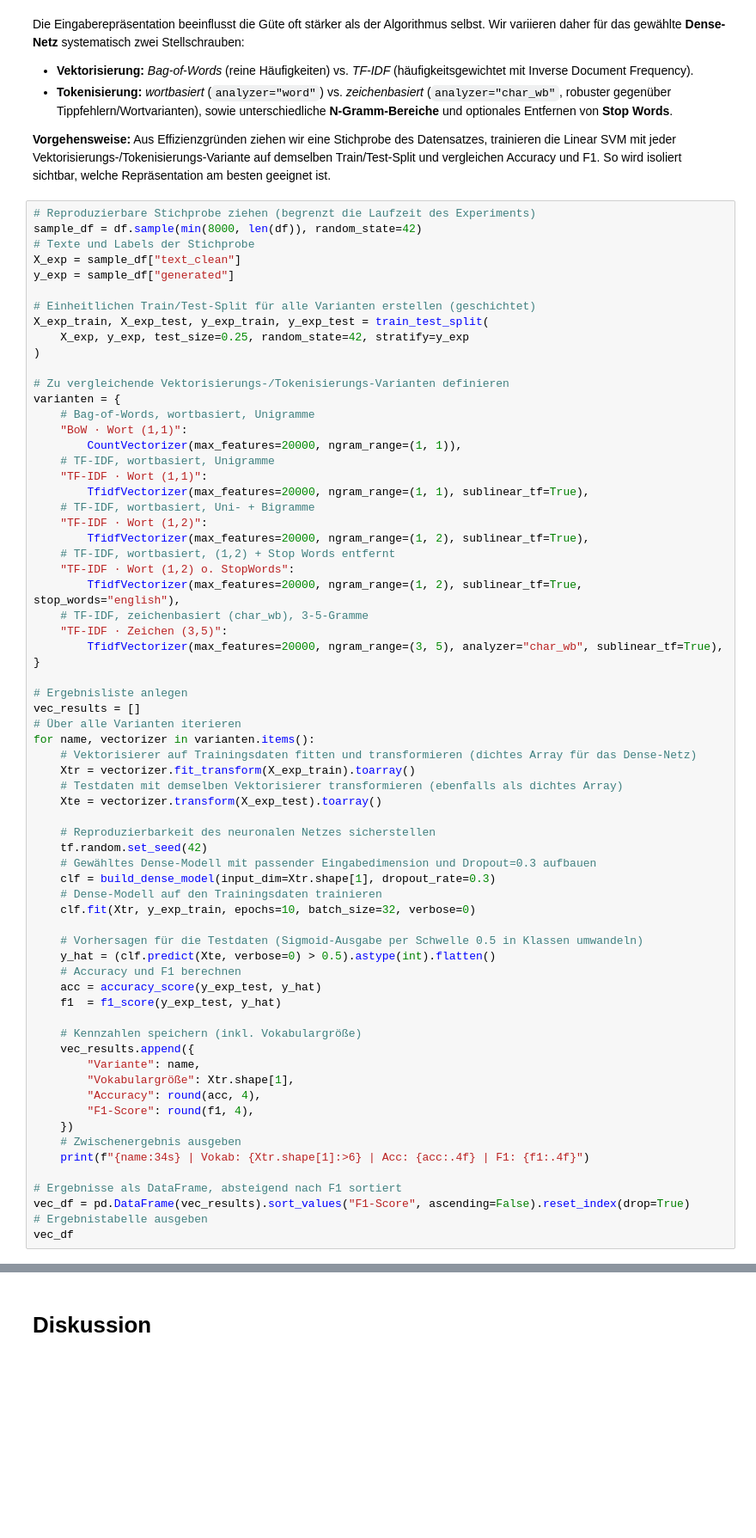
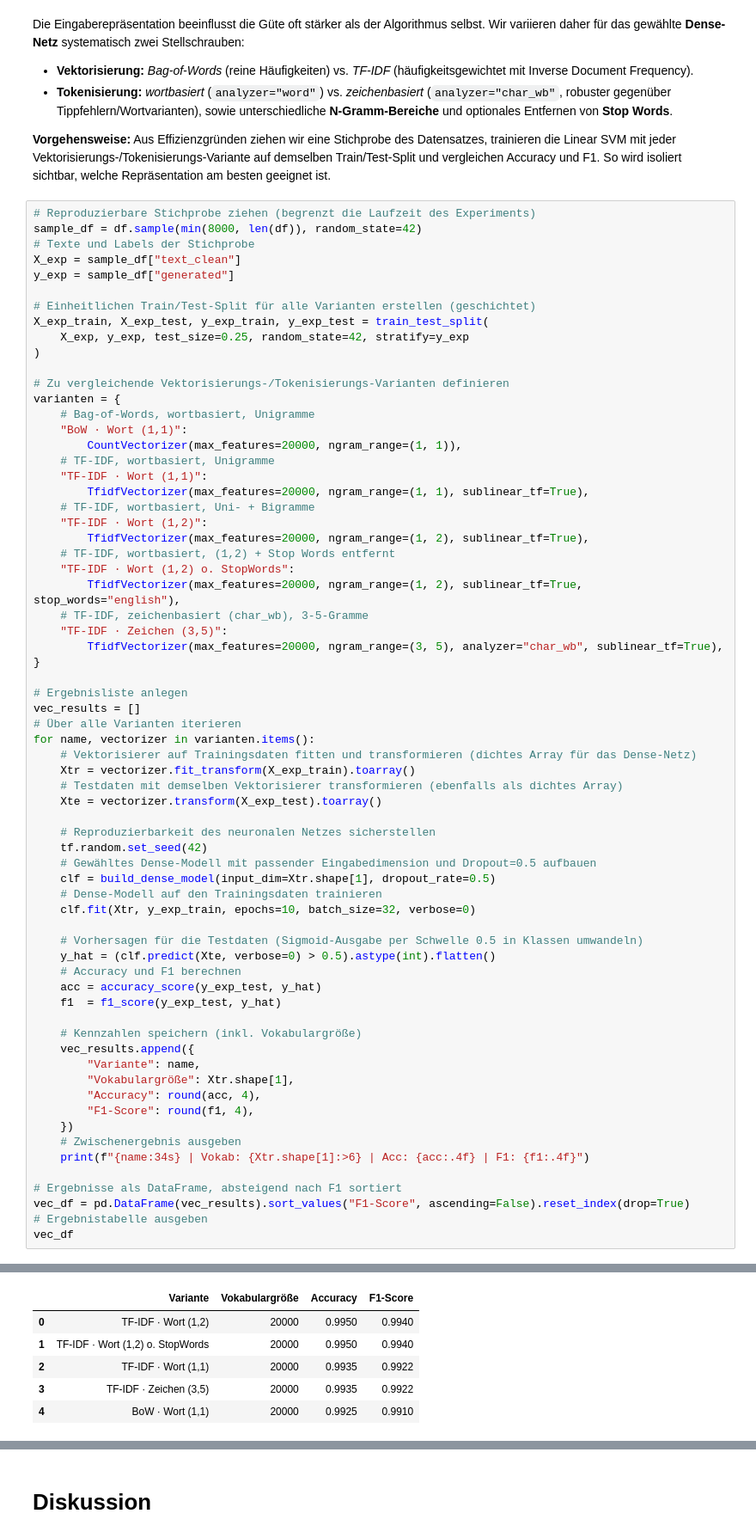
Before and after one commit to TheAmarok/Neue-Konzepte-Gruppe-9, a Jupyter notebook: Abgabe_Gruppe_9/Notebook.ipynb, the cells around one changed output, grey strips where cells are left out. Shown at 86% size. Cells and saved outputs as stored; diff of their text form; blank space fills up the shorter version.

```diff
--- a/Abgabe_Gruppe_9/Notebook.ipynb
+++ b/Abgabe_Gruppe_9/Notebook.ipynb
@@ -3324,8 +3746,8 @@ for name, vectorizer in varianten.items():
 
     # Reproduzierbarkeit des neuronalen Netzes sicherstellen
     tf.random.set_seed(42)
-    # Gewähltes Dense-Modell mit passender Eingabedimension und Dropout=0.3 aufbauen
-    clf = build_dense_model(input_dim=Xtr.shape[1], dropout_rate=0.3)
+    # Gewähltes Dense-Modell mit passender Eingabedimension und Dropout=0.5 aufbauen
+    clf = build_dense_model(input_dim=Xtr.shape[1], dropout_rate=0.5)
     # Dense-Modell auf den Trainingsdaten trainieren
     clf.fit(Xtr, y_exp_train, epochs=10, batch_size=32, verbose=0)
 
@@ -3349,3 +3771,4 @@ for name, vectorizer in varianten.items():
 vec_df = pd.DataFrame(vec_results).sort_values("F1-Score", ascending=False).reset_index(drop=True)
 # Ergebnistabelle ausgeben
 vec_df
+# %% [output]
@@ -3352,3 +3780,9 @@ vec_df
+|  | Variante | Vokabulargröße | Accuracy | F1-Score |
+| 0 | TF-IDF · Wort (1,2) | 20000 | 0.9950 | 0.9940 |
+| 1 | TF-IDF · Wort (1,2) o. StopWords | 20000 | 0.9950 | 0.9940 |
+| 2 | TF-IDF · Wort (1,1) | 20000 | 0.9935 | 0.9922 |
+| 3 | TF-IDF · Zeichen (3,5) | 20000 | 0.9935 | 0.9922 |
+| 4 | BoW · Wort (1,1) | 20000 | 0.9925 | 0.9910 |
 # %%
 # Neues Diagramm anlegen
 fig, ax = plt.subplots(figsize=(11, 5))
```
Also changed, not shown: parts of 90 cells of this notebook.
